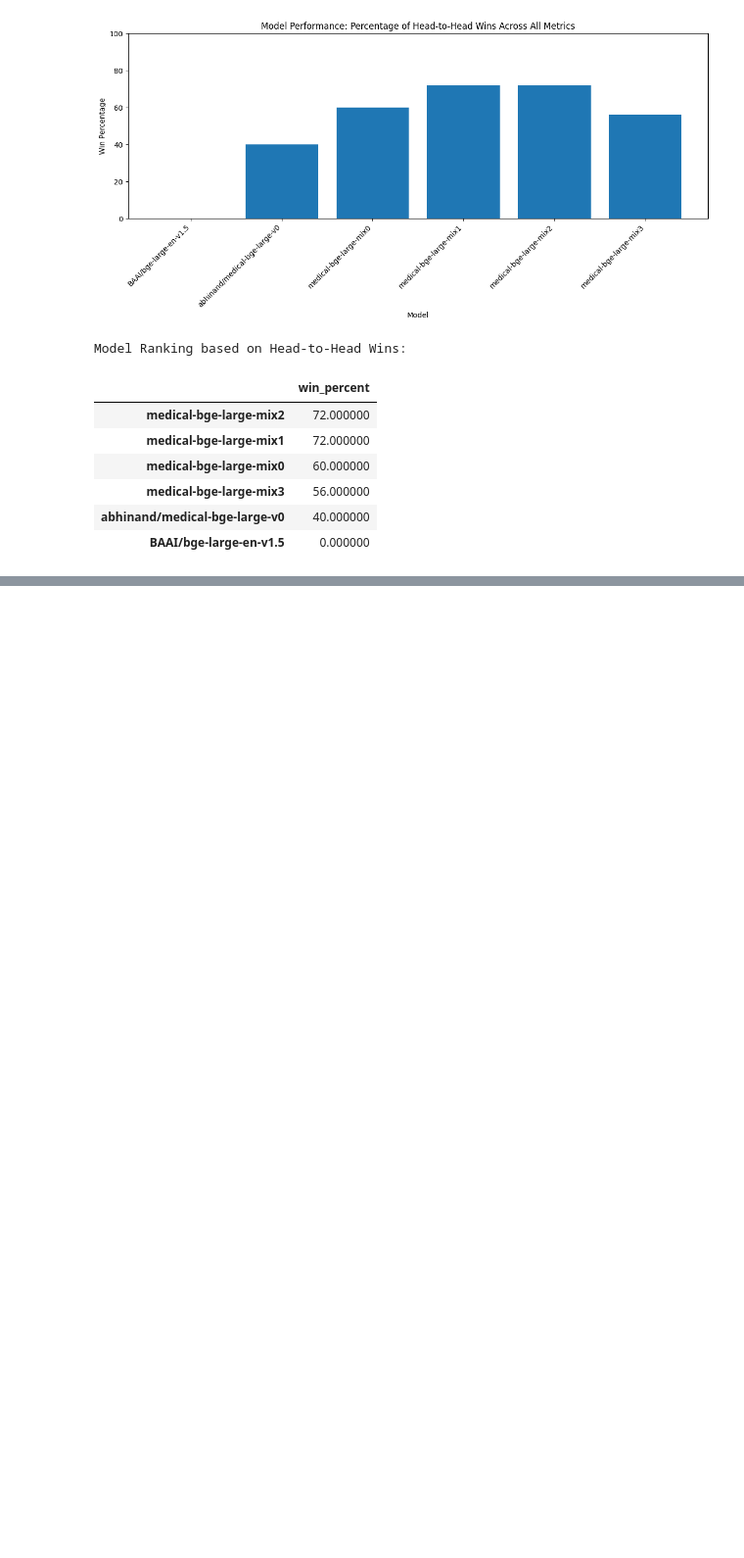
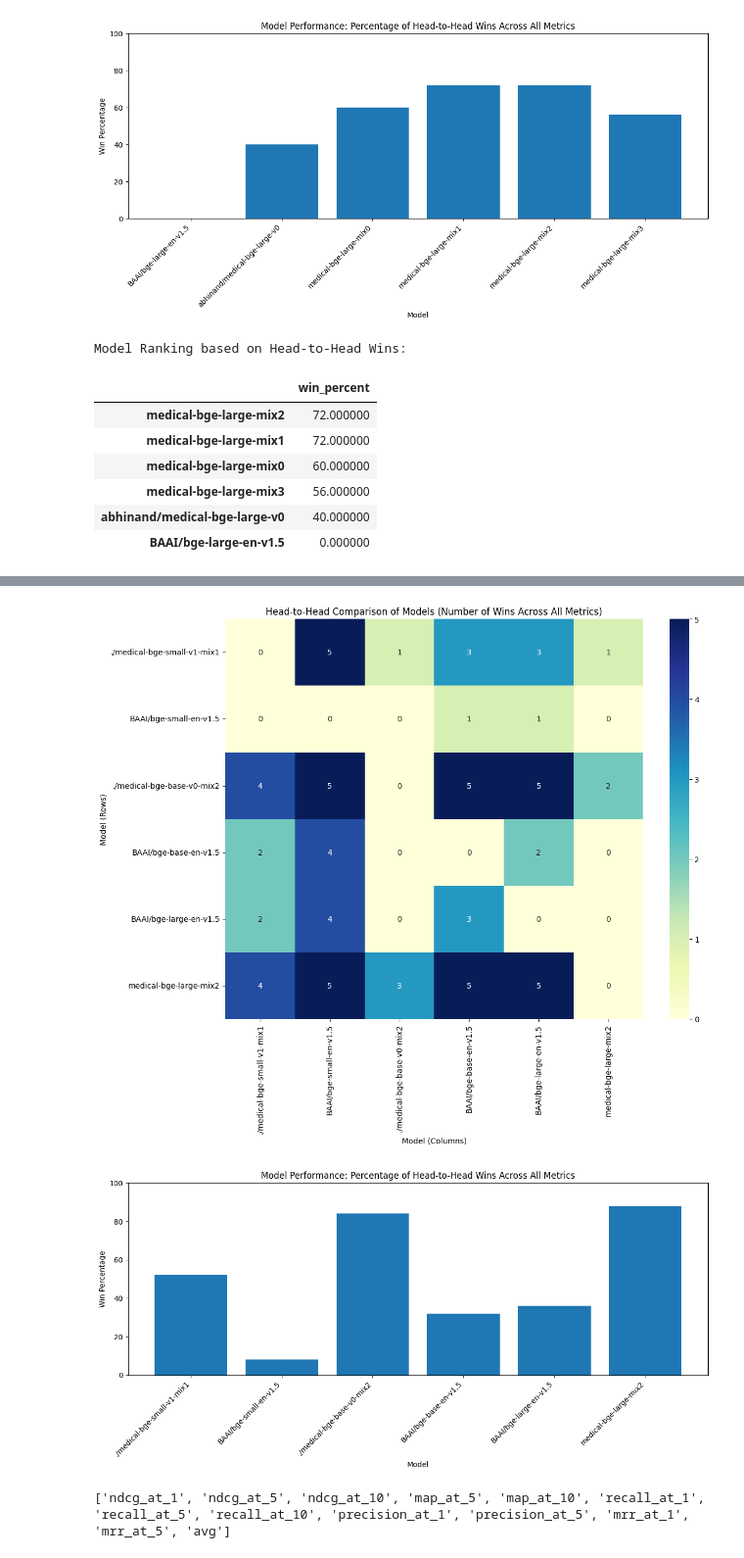
Before and after one commit to abhinand5/MedEmbed, a Jupyter notebook: notebooks/bge_result_analysis.ipynb, the cells around one changed output, grey strips where cells are left out. Shown: that part at 98% size. Saved outputs shown, nothing was run; the diff lists cells and outputs as text; code cells hidden in the pictures; blank space fills up the shorter version.

```diff
--- a/notebooks/bge_result_analysis.ipynb
+++ b/notebooks/bge_result_analysis.ipynb
@@ -466,0 +455,17 @@ Model Ranking based on Head-to-Head Wins:
+# %%
+selected_models = [
+    "BAAI/bge-small-en-v1.5",
+    "./medical-bge-small-v1-mix1",
+    "BAAI/bge-base-en-v1.5",
+    "./medical-bge-base-v0-mix2",
+    "BAAI/bge-large-en-v1.5",
+    "medical-bge-large-mix2",
+]
+
+df = pd.concat([
+    pd.read_csv("../results/med_emb_small_v1_results.csv"),
+    pd.read_csv("../results/med_emb_base_v0_results.csv"),
+    pd.read_csv("../results/med_emb_large_v0_results.csv")
+], ignore_index=True)
+
+df = df[df["model"].isin(selected_models)].reset_index(drop=True)
@@ -466,0 +482,6 @@ Model Ranking based on Head-to-Head Wins:
+# %%
+selected_metrics = METRICS.copy()
+
+df["avg"] = df[selected_metrics].iloc[:, 2:].mean(axis=1)
+
+selected_metrics.append("avg")
@@ -466,0 +543,11 @@ Model Ranking based on Head-to-Head Wins:
+# %%
+# Compare all models
+win_matrix, win_percentages = compare_models(df, metrics=["avg"])
+plot_comparison(win_matrix, win_percentages, df['model'].unique())
+# %% [output]
+[figure, added]
+[figure, added]
+# %%
+print(selected_metrics[2:])
+# %% [output]
+['ndcg_at_1', 'ndcg_at_5', 'ndcg_at_10', 'map_at_5', 'map_at_10', 'recall_at_1', 'recall_at_5', 'recall_at_10', 'precision_at_1', 'precision_at_5', 'mrr_at_1', 'mrr_at_5', 'avg']
```
Also changed, not shown: parts of 18 cells of this notebook, 8 other files.
